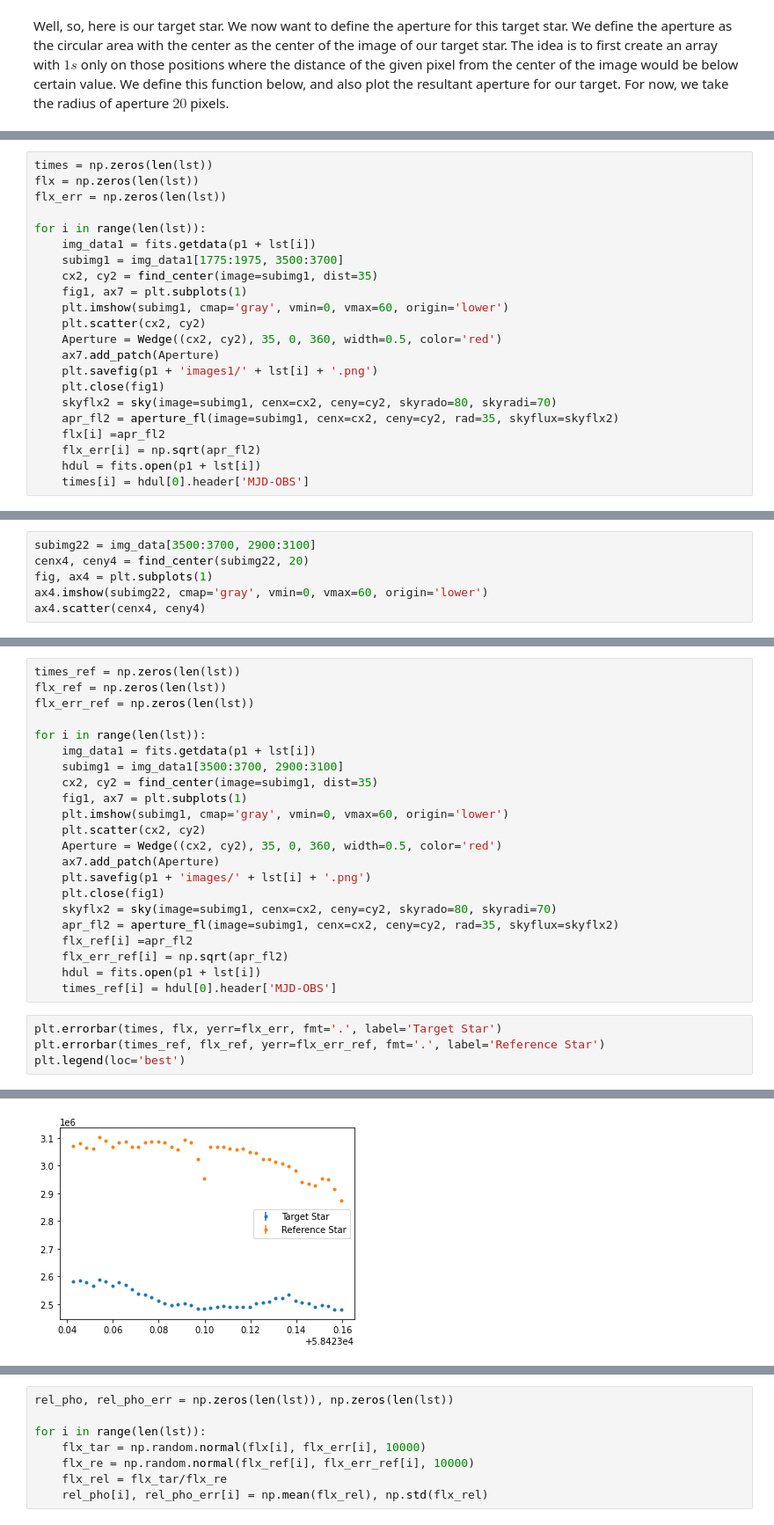
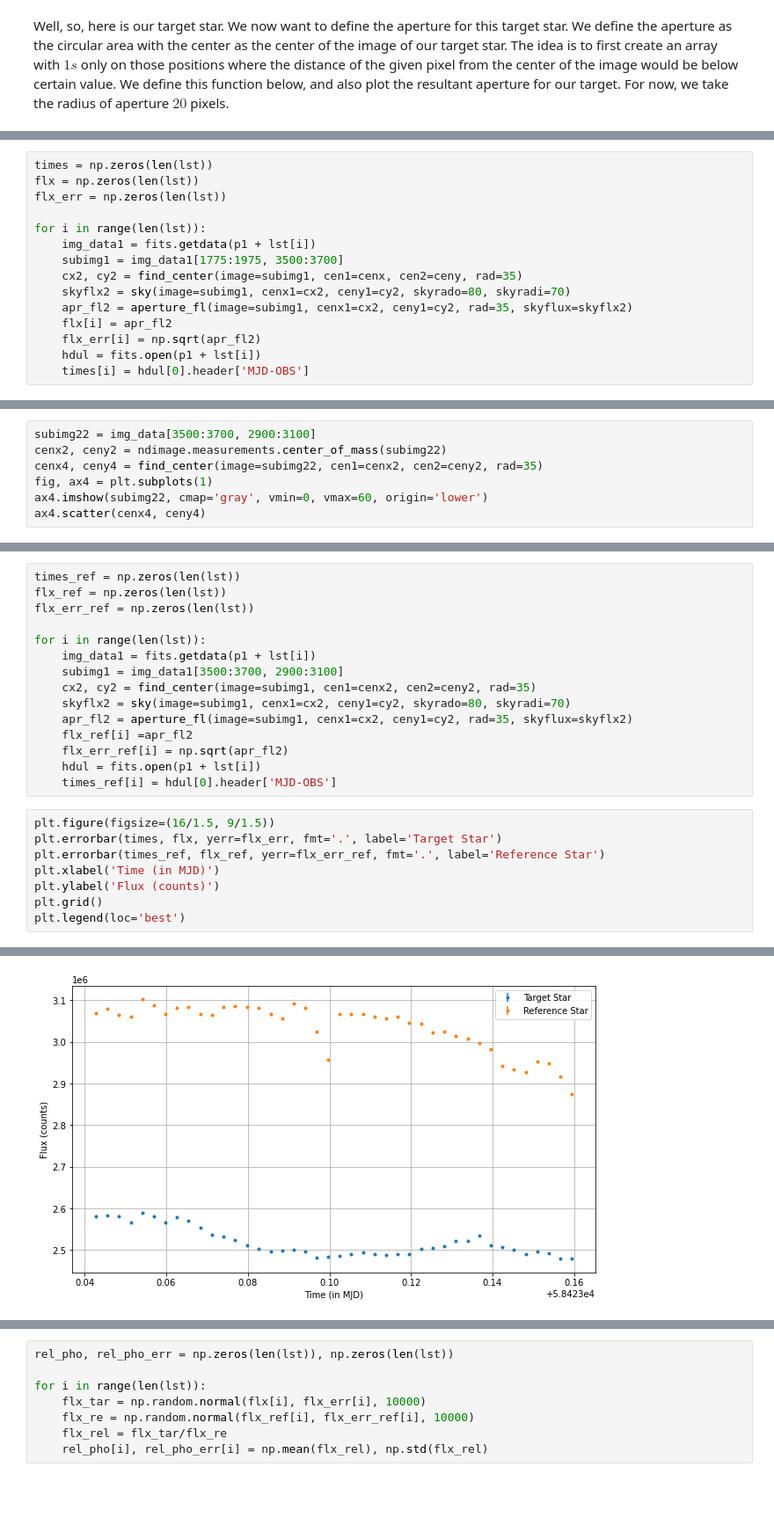
Before and after one commit to Jayshil/Data_Analysis, a Jupyter notebook: Transits/p1.ipynb, the cells around one changed output, grey strips where cells are left out. Shown at 88% size. Drawn from its saved outputs; the diff is of its cells as text; blank space fills up the shorter version.

```diff
--- a/Transits/p1.ipynb
+++ b/Transits/p1.ipynb
@@ -194,17 +258,10 @@ flx_err = np.zeros(len(lst))
 for i in range(len(lst)):
     img_data1 = fits.getdata(p1 + lst[i])
     subimg1 = img_data1[1775:1975, 3500:3700]
-    cx2, cy2 = find_center(image=subimg1, dist=35)
-    fig1, ax7 = plt.subplots(1)
-    plt.imshow(subimg1, cmap='gray', vmin=0, vmax=60, origin='lower')
-    plt.scatter(cx2, cy2)
-    Aperture = Wedge((cx2, cy2), 35, 0, 360, width=0.5, color='red')
-    ax7.add_patch(Aperture)
-    plt.savefig(p1 + 'images1/' + lst[i] + '.png')
-    plt.close(fig1)
-    skyflx2 = sky(image=subimg1, cenx=cx2, ceny=cy2, skyrado=80, skyradi=70)
-    apr_fl2 = aperture_fl(image=subimg1, cenx=cx2, ceny=cy2, rad=35, skyflux=skyflx2)
-    flx[i] =apr_fl2
+    cx2, cy2 = find_center(image=subimg1, cen1=cenx, cen2=ceny, rad=35)
+    skyflx2 = sky(image=subimg1, cenx1=cx2, ceny1=cy2, skyrado=80, skyradi=70)
+    apr_fl2 = aperture_fl(image=subimg1, cenx1=cx2, ceny1=cy2, rad=35, skyflux=skyflx2)
+    flx[i] = apr_fl2
     flx_err[i] = np.sqrt(apr_fl2)
     hdul = fits.open(p1 + lst[i])
     times[i] = hdul[0].header['MJD-OBS']
@@ -216,6 +278,7 @@ plt.errorbar(times, flx, yerr=flx_err, fmt='.')
 # %%
 subimg22 = img_data[3500:3700, 2900:3100]
-cenx4, ceny4 = find_center(subimg22, 20)
+cenx2, ceny2 = ndimage.measurements.center_of_mass(subimg22)
+cenx4, ceny4 = find_center(image=subimg22, cen1=cenx2, cen2=ceny2, rad=35)
 fig, ax4 = plt.subplots(1)
 ax4.imshow(subimg22, cmap='gray', vmin=0, vmax=60, origin='lower')
 ax4.scatter(cenx4, ceny4)
@@ -230,24 +293,21 @@ flx_err_ref = np.zeros(len(lst))
 for i in range(len(lst)):
     img_data1 = fits.getdata(p1 + lst[i])
     subimg1 = img_data1[3500:3700, 2900:3100]
-    cx2, cy2 = find_center(image=subimg1, dist=35)
-    fig1, ax7 = plt.subplots(1)
-    plt.imshow(subimg1, cmap='gray', vmin=0, vmax=60, origin='lower')
-    plt.scatter(cx2, cy2)
-    Aperture = Wedge((cx2, cy2), 35, 0, 360, width=0.5, color='red')
-    ax7.add_patch(Aperture)
-    plt.savefig(p1 + 'images/' + lst[i] + '.png')
-    plt.close(fig1)
-    skyflx2 = sky(image=subimg1, cenx=cx2, ceny=cy2, skyrado=80, skyradi=70)
-    apr_fl2 = aperture_fl(image=subimg1, cenx=cx2, ceny=cy2, rad=35, skyflux=skyflx2)
+    cx2, cy2 = find_center(image=subimg1, cen1=cenx2, cen2=ceny2, rad=35)
+    skyflx2 = sky(image=subimg1, cenx1=cx2, ceny1=cy2, skyrado=80, skyradi=70)
+    apr_fl2 = aperture_fl(image=subimg1, cenx1=cx2, ceny1=cy2, rad=35, skyflux=skyflx2)
     flx_ref[i] =apr_fl2
     flx_err_ref[i] = np.sqrt(apr_fl2)
     hdul = fits.open(p1 + lst[i])
     times_ref[i] = hdul[0].header['MJD-OBS']
 # %%
+plt.figure(figsize=(16/1.5, 9/1.5))
 plt.errorbar(times, flx, yerr=flx_err, fmt='.', label='Target Star')
 plt.errorbar(times_ref, flx_ref, yerr=flx_err_ref, fmt='.', label='Reference Star')
+plt.xlabel('Time (in MJD)')
+plt.ylabel('Flux (counts)')
+plt.grid()
 plt.legend(loc='best')
 # %% [output]
 <matplotlib.legend.Legend at 0x...>
-[figure, old version]
+[figure, new version]
```
Also changed, not shown: parts of 25 cells of this notebook.
